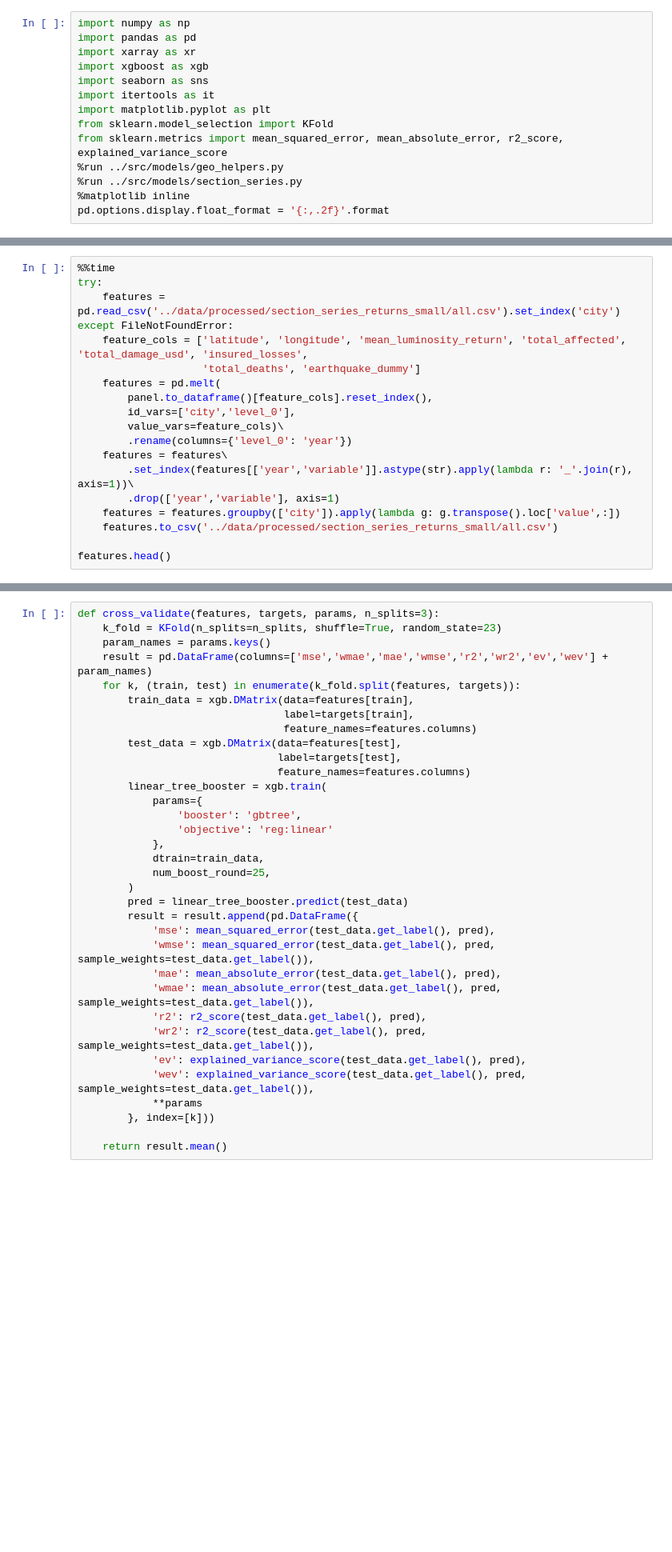
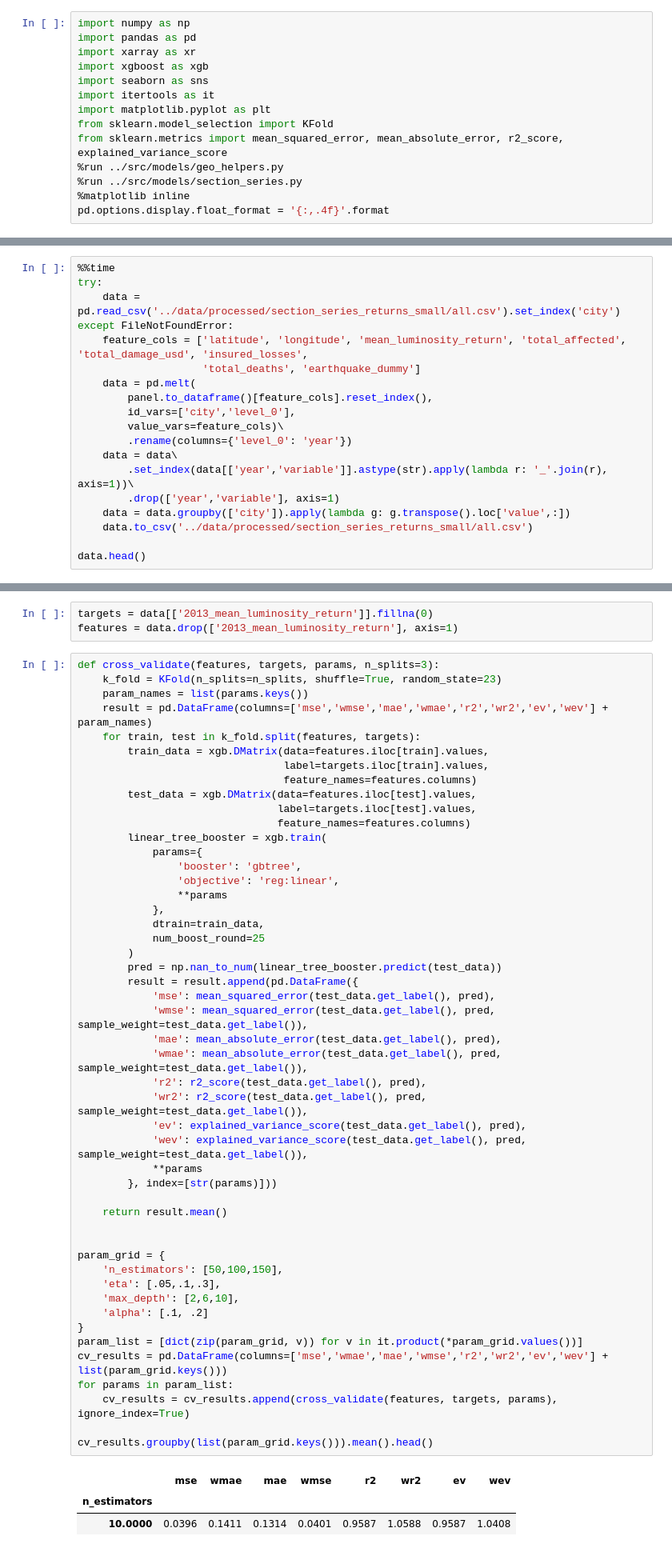
Before and after one commit to feliuserra/Luminosity, a Jupyter notebook: notebooks/model-linear_regression_xgboost.ipynb, the cells around one changed output, grey strips where cells are left out. Shown at 80% size. Drawn from its saved outputs; the diff is of its cells as text; blank space fills up the shorter version.

```diff
--- a/notebooks/model-linear_regression_xgboost.ipynb
+++ b/notebooks/model-linear_regression_xgboost.ipynb
@@ -11,7 +11,7 @@ from sklearn.metrics import mean_squared_error, mean_absolute_error, r2_score, e
 %run ../src/models/geo_helpers.py
 %run ../src/models/section_series.py
 %matplotlib inline
-pd.options.display.float_format = '{:,.2f}'.format
+pd.options.display.float_format = '{:,.4f}'.format
 # %%
 city_locations_path = '../data/external/' +\
     'worldcitiespop.txt'
@@ -148,20 +127,20 @@ Data variables:
 # %%
 %%time
 try:
-    features = pd.read_csv('../data/processed/section_series_returns_small/all.csv').set_index('city')
+    data = pd.read_csv('../data/processed/section_series_returns_small/all.csv').set_index('city')
 except FileNotFoundError:
     feature_cols = ['latitude', 'longitude', 'mean_luminosity_return', 'total_affected', 'total_damage_usd', 'insured_losses',
                     'total_deaths', 'earthquake_dummy']
-    features = pd.melt(
+    data = pd.melt(
         panel.to_dataframe()[feature_cols].reset_index(),
         id_vars=['city','level_0'],
         value_vars=feature_cols)\
         .rename(columns={'level_0': 'year'})
-    features = features\
-        .set_index(features[['year','variable']].astype(str).apply(lambda r: '_'.join(r), axis=1))\
+    data = data\
+        .set_index(data[['year','variable']].astype(str).apply(lambda r: '_'.join(r), axis=1))\
         .drop(['year','variable'], axis=1)
-    features = features.groupby(['city']).apply(lambda g: g.transpose().loc['value',:])
-    features.to_csv('../data/processed/section_series_returns_small/all.csv')
+    data = data.groupby(['city']).apply(lambda g: g.transpose().loc['value',:])
+    data.to_csv('../data/processed/section_series_returns_small/all.csv')
 
-features.head()
+data.head()
 # %% [output]
@@ -170,34 +149,56 @@ Wall time: 1.97 s
+# %%
+targets = data[['2013_mean_luminosity_return']].fillna(0)
+features = data.drop(['2013_mean_luminosity_return'], axis=1)
 # %%
 def cross_validate(features, targets, params, n_splits=3):
     k_fold = KFold(n_splits=n_splits, shuffle=True, random_state=23)
-    param_names = params.keys()
-    result = pd.DataFrame(columns=['mse','wmae','mae','wmse','r2','wr2','ev','wev'] + param_names)
-    for k, (train, test) in enumerate(k_fold.split(features, targets)):
-        train_data = xgb.DMatrix(data=features[train],
-                                 label=targets[train],
+    param_names = list(params.keys())
+    result = pd.DataFrame(columns=['mse','wmse','mae','wmae','r2','wr2','ev','wev'] + param_names)
+    for train, test in k_fold.split(features, targets):
+        train_data = xgb.DMatrix(data=features.iloc[train].values,
+                                 label=targets.iloc[train].values,
                                  feature_names=features.columns)
-        test_data = xgb.DMatrix(data=features[test],
-                                label=targets[test],
+        test_data = xgb.DMatrix(data=features.iloc[test].values,
+                                label=targets.iloc[test].values,
                                 feature_names=features.columns)
         linear_tree_booster = xgb.train(
             params={
                 'booster': 'gbtree',
-                'objective': 'reg:linear'
+                'objective': 'reg:linear',
+                **params
             },
             dtrain=train_data,
-            num_boost_round=25,
+            num_boost_round=25
         )
-        pred = linear_tree_booster.predict(test_data)
+        pred = np.nan_to_num(linear_tree_booster.predict(test_data))
         result = result.append(pd.DataFrame({
             'mse': mean_squared_error(test_data.get_label(), pred),
-            'wmse': mean_squared_error(test_data.get_label(), pred, sample_weights=test_data.get_label()),
+            'wmse': mean_squared_error(test_data.get_label(), pred, sample_weight=test_data.get_label()),
             'mae': mean_absolute_error(test_data.get_label(), pred),
-            'wmae': mean_absolute_error(test_data.get_label(), pred, sample_weights=test_data.get_label()),
+            'wmae': mean_absolute_error(test_data.get_label(), pred, sample_weight=test_data.get_label()),
             'r2': r2_score(test_data.get_label(), pred),
-            'wr2': r2_score(test_data.get_label(), pred, sample_weights=test_data.get_label()),
+            'wr2': r2_score(test_data.get_label(), pred, sample_weight=test_data.get_label()),
             'ev': explained_variance_score(test_data.get_label(), pred),
-            'wev': explained_variance_score(test_data.get_label(), pred, sample_weights=test_data.get_label()),
+            'wev': explained_variance_score(test_data.get_label(), pred, sample_weight=test_data.get_label()),
             **params
-        }, index=[k]))
+        }, index=[str(params)]))
 
     return result.mean()
+
+
+param_grid = {
+    'n_estimators': [50,100,150],
+    'eta': [.05,.1,.3],
+    'max_depth': [2,6,10],
+    'alpha': [.1, .2]
+}
+param_list = [dict(zip(param_grid, v)) for v in it.product(*param_grid.values())]
+cv_results = pd.DataFrame(columns=['mse','wmae','mae','wmse','r2','wr2','ev','wev'] + list(param_grid.keys()))
+for params in param_list:
+    cv_results = cv_results.append(cross_validate(features, targets, params), ignore_index=True)
+
+cv_results.groupby(list(param_grid.keys())).mean().head()
+# %% [output]
+|  | mse | wmae | mae | wmse | r2 | wr2 | ev | wev |
+| n_estimators |  |  |  |  |  |  |  |  |
+| 10.0000 | 0.0396 | 0.1411 | 0.1314 | 0.0401 | 0.9587 | 1.0588 | 0.9587 | 1.0408 |
```
Also changed, not shown: parts of 3 cells of this notebook.
